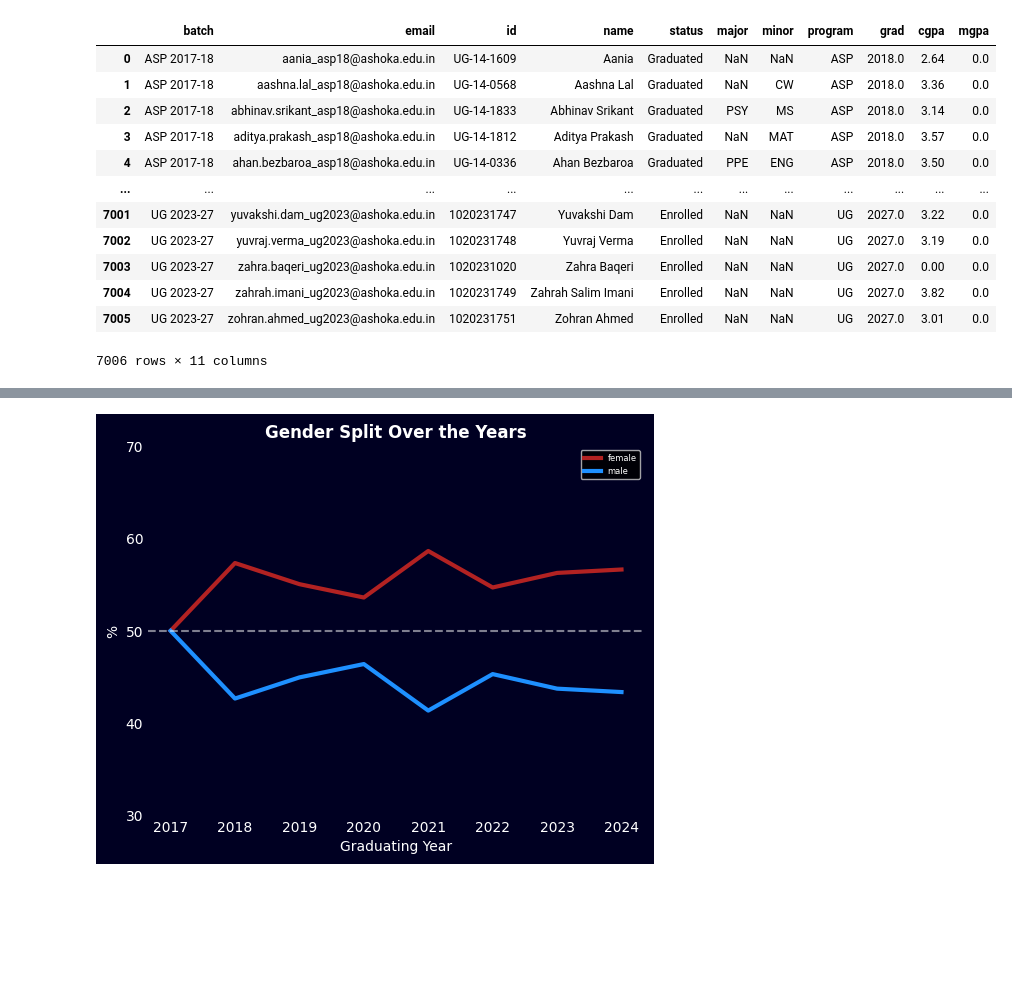
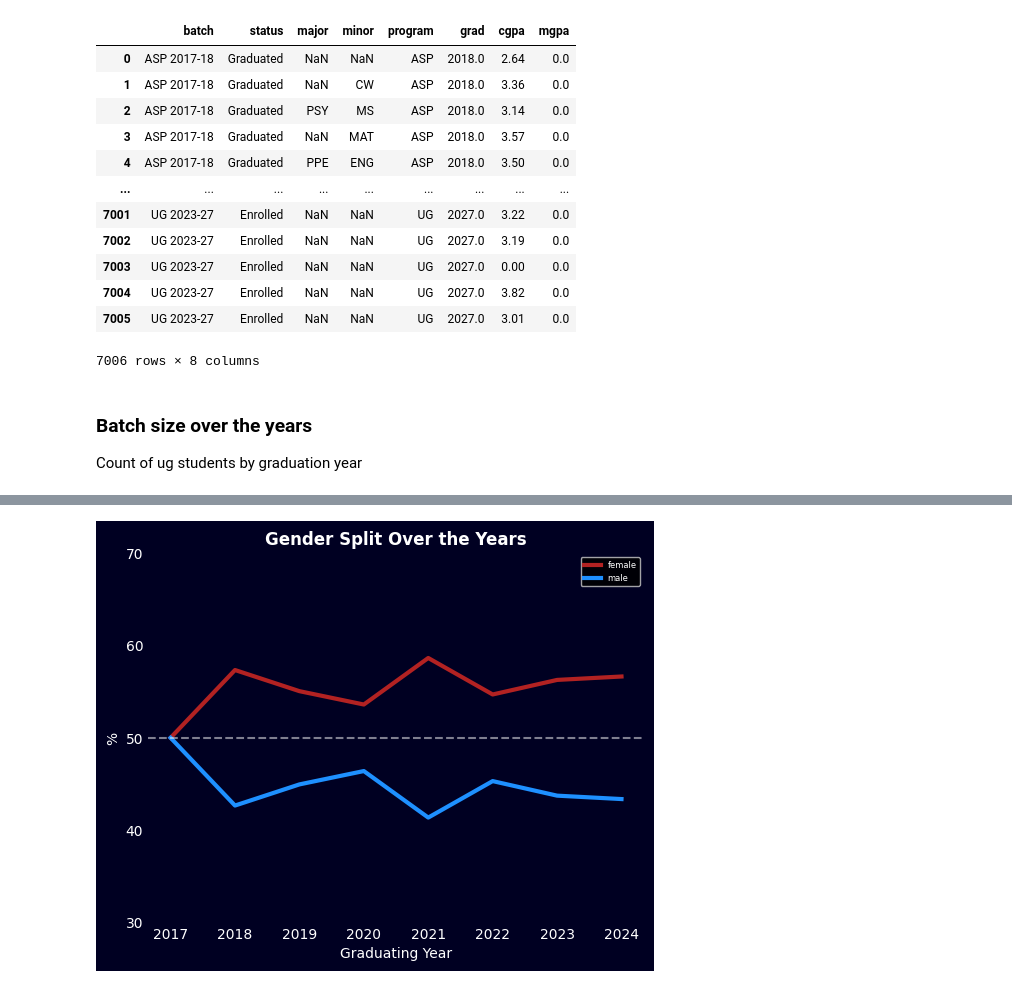
Before and after one commit to kkkarnav/ashokaDemo, a Jupyter notebook: 4_analyse_students.ipynb, the cells around one changed output, grey strips where cells are left out. Drawn from its saved outputs; the diff is of its cells as text; code cells hidden in the pictures; blank space fills up the shorter version.

```diff
--- a/4_analyse_students.ipynb
+++ b/4_analyse_students.ipynb
@@ -16,19 +16,22 @@ plt.style.use('dark_background')
 # %%
 students_path = "./major_minor/students.csv"
 # %%
-df = pd.read_csv(students_path).drop(["email", "id"], axis=1)
-df
+df = pd.read_csv(students_path)
+df.drop(["email", "name", "id"], axis=1)
 # %% [output]
-|  | batch | email | id | name | status | major | minor | program | grad | cgpa | mgpa |
-| 0 | ASP 2017-18 | aania_asp18@ashoka.edu.in | UG-14-1609 | Aania | Graduated | NaN | NaN | ASP | 2018.0 | 2.64 | 0.0 |
-| 1 | ASP 2017-18 | aashna.lal_asp18@ashoka.edu.in | UG-14-0568 | Aashna Lal | Graduated | NaN | CW | ASP | 2018.0 | 3.36 | 0.0 |
-| 2 | ASP 2017-18 | abhinav.srikant_asp18@ashoka.edu.in | UG-14-1833 | Abhinav Srikant | Graduated | PSY | MS | ASP | 2018.0 | 3.14 | 0.0 |
-| 3 | ASP 2017-18 | aditya.prakash_asp18@ashoka.edu.in | UG-14-1812 | Aditya Prakash | Graduated | NaN | MAT | ASP | 2018.0 | 3.57 | 0.0 |
-| 4 | ASP 2017-18 | ahan.bezbaroa_asp18@ashoka.edu.in | UG-14-0336 | Ahan Bezbaroa | Graduated | PPE | ENG | ASP | 2018.0 | 3.50 | 0.0 |
-| ... | ... | ... | ... | ... | ... | ... | ... | ... | ... | ... | ... |
-| 7001 | UG 2023-27 | yuvakshi.dam_ug2023@ashoka.edu.in | 1020231747 | Yuvakshi Dam | Enrolled | NaN | NaN | UG | 2027.0 | 3.22 | 0.0 |
-| 7002 | UG 2023-27 | yuvraj.verma_ug2023@ashoka.edu.in | 1020231748 | Yuvraj Verma | Enrolled | NaN | NaN | UG | 2027.0 | 3.19 | 0.0 |
-| 7003 | UG 2023-27 | zahra.baqeri_ug2023@ashoka.edu.in | 1020231020 | Zahra Baqeri | Enrolled | NaN | NaN | UG | 2027.0 | 0.00 | 0.0 |
-| 7004 | UG 2023-27 | zahrah.imani_ug2023@ashoka.edu.in | 1020231749 | Zahrah Salim Imani | Enrolled | NaN | NaN | UG | 2027.0 | 3.82 | 0.0 |
-| 7005 | UG 2023-27 | zohran.ahmed_ug2023@ashoka.edu.in | 1020231751 | Zohran Ahmed | Enrolled | NaN | NaN | UG | 2027.0 | 3.01 | 0.0 |
+|  | batch | status | major | minor | program | grad | cgpa | mgpa |
+| 0 | ASP 2017-18 | Graduated | NaN | NaN | ASP | 2018.0 | 2.64 | 0.0 |
+| 1 | ASP 2017-18 | Graduated | NaN | CW | ASP | 2018.0 | 3.36 | 0.0 |
+| 2 | ASP 2017-18 | Graduated | PSY | MS | ASP | 2018.0 | 3.14 | 0.0 |
+| 3 | ASP 2017-18 | Graduated | NaN | MAT | ASP | 2018.0 | 3.57 | 0.0 |
+| 4 | ASP 2017-18 | Graduated | PPE | ENG | ASP | 2018.0 | 3.50 | 0.0 |
+| ... | ... | ... | ... | ... | ... | ... | ... | ... |
+| 7001 | UG 2023-27 | Enrolled | NaN | NaN | UG | 2027.0 | 3.22 | 0.0 |
+| 7002 | UG 2023-27 | Enrolled | NaN | NaN | UG | 2027.0 | 3.19 | 0.0 |
+| 7003 | UG 2023-27 | Enrolled | NaN | NaN | UG | 2027.0 | 0.00 | 0.0 |
+| 7004 | UG 2023-27 | Enrolled | NaN | NaN | UG | 2027.0 | 3.82 | 0.0 |
+| 7005 | UG 2023-27 | Enrolled | NaN | NaN | UG | 2027.0 | 3.01 | 0.0 |
-7006 rows × 11 columns
+7006 rows × 8 columns
+# %% [markdown]
+### Batch size over the years
+Count of ug students by graduation year
```
Also changed, not shown: parts of 85 cells of this notebook.
